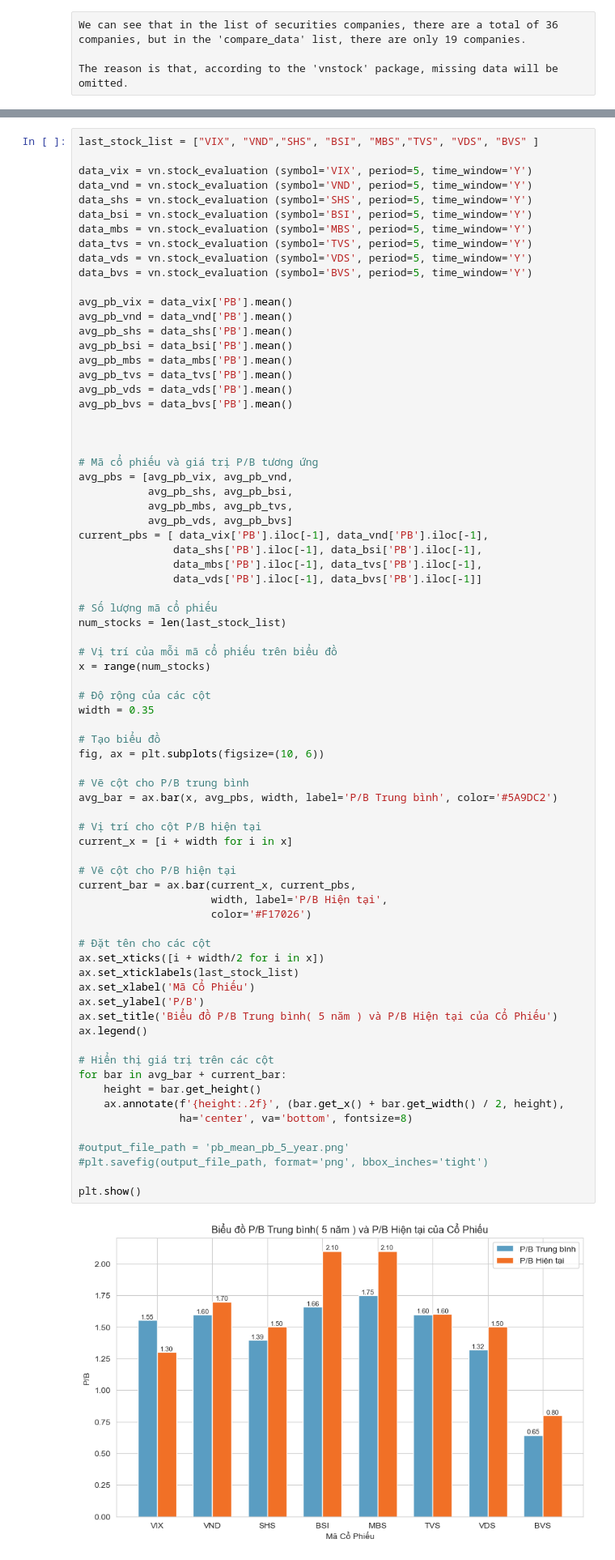
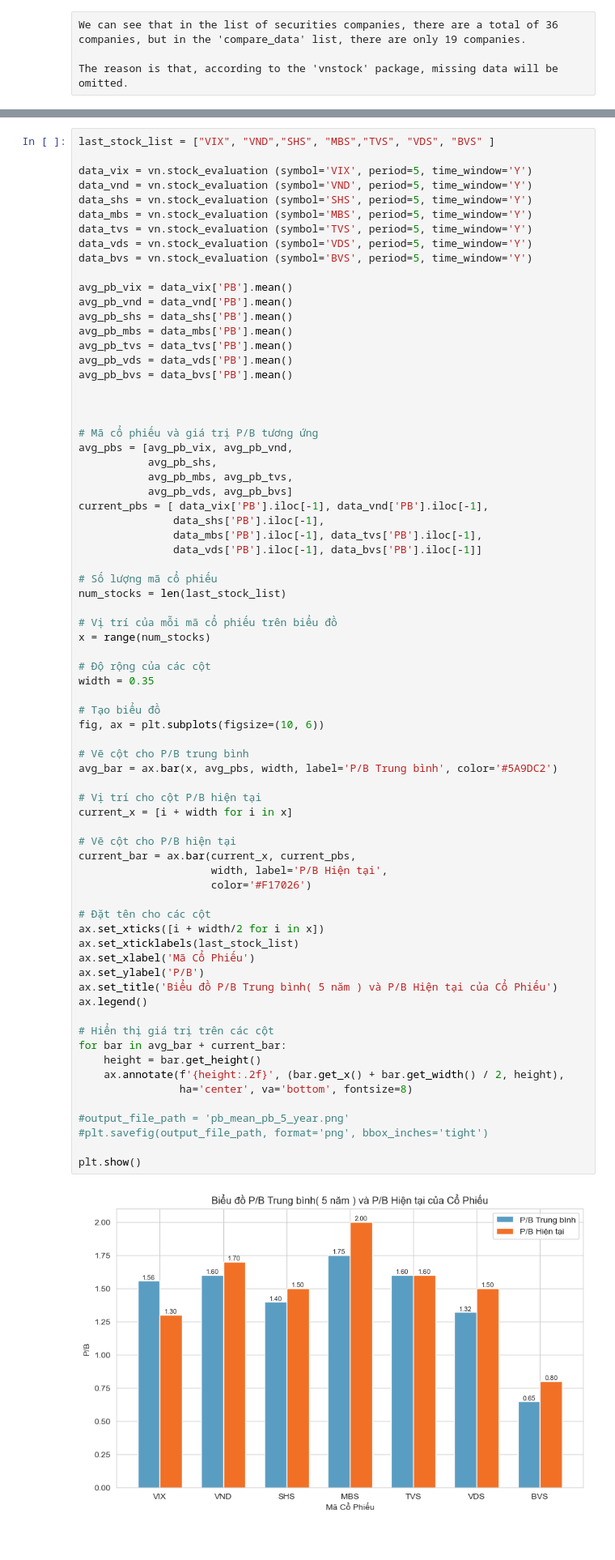
Before and after one commit to Nguyen-Tan-Quang/Portfolio_Project, a Jupyter notebook: 2. Stock Analysis/ANALYZING STOCK OF SECURITIES BROKERAGE FIRMS IN VIETNAM/1. Valuation.ipynb, the cells around one changed output, grey strips where cells are left out. Shown at 81% size. Saved outputs shown, nothing was run; the diff lists cells and outputs as text.

```diff
--- a/2. Stock Analysis/ANALYZING STOCK OF SECURITIES BROKERAGE FIRMS IN VIETNAM/1. Valuation.ipynb
+++ b/2. Stock Analysis/ANALYZING STOCK OF SECURITIES BROKERAGE FIRMS IN VIETNAM/1. Valuation.ipynb
@@ -488,10 +551,9 @@ plt.show()
 # %%
-last_stock_list = ["VIX", "VND","SHS", "BSI", "MBS","TVS", "VDS", "BVS" ]
+last_stock_list = ["VIX", "VND","SHS", "MBS","TVS", "VDS", "BVS" ]
 
 data_vix = vn.stock_evaluation (symbol='VIX', period=5, time_window='Y')
 data_vnd = vn.stock_evaluation (symbol='VND', period=5, time_window='Y')
 data_shs = vn.stock_evaluation (symbol='SHS', period=5, time_window='Y')
-data_bsi = vn.stock_evaluation (symbol='BSI', period=5, time_window='Y')
 data_mbs = vn.stock_evaluation (symbol='MBS', period=5, time_window='Y')
 data_tvs = vn.stock_evaluation (symbol='TVS', period=5, time_window='Y')
 data_vds = vn.stock_evaluation (symbol='VDS', period=5, time_window='Y')
@@ -500,7 +562,6 @@ data_bvs = vn.stock_evaluation (symbol='BVS', period=5, time_window='Y')
 avg_pb_vix = data_vix['PB'].mean()
 avg_pb_vnd = data_vnd['PB'].mean()
 avg_pb_shs = data_shs['PB'].mean()
-avg_pb_bsi = data_bsi['PB'].mean()
 avg_pb_mbs = data_mbs['PB'].mean()
 avg_pb_tvs = data_tvs['PB'].mean()
 avg_pb_vds = data_vds['PB'].mean()
@@ -510,11 +571,11 @@ avg_pb_bvs = data_bvs['PB'].mean()
 
 # Mã cổ phiếu và giá trị P/B tương ứng
 avg_pbs = [avg_pb_vix, avg_pb_vnd,
-           avg_pb_shs, avg_pb_bsi,
+           avg_pb_shs,
            avg_pb_mbs, avg_pb_tvs,
            avg_pb_vds, avg_pb_bvs]
 current_pbs = [ data_vix['PB'].iloc[-1], data_vnd['PB'].iloc[-1],
-               data_shs['PB'].iloc[-1], data_bsi['PB'].iloc[-1],
+               data_shs['PB'].iloc[-1],
                data_mbs['PB'].iloc[-1], data_tvs['PB'].iloc[-1],
                data_vds['PB'].iloc[-1], data_bvs['PB'].iloc[-1]]
 
@@ -533,34 +594,34 @@ fig, ax = plt.subplots(figsize=(10, 6))
 # Vẽ cột cho P/B trung bình
 avg_bar = ax.bar(x, avg_pbs, width, label='P/B Trung bình', color='#5A9DC2')
 
 # Vị trí cho cột P/B hiện tại
 current_x = [i + width for i in x]
 
 # Vẽ cột cho P/B hiện tại
 current_bar = ax.bar(current_x, current_pbs,
                      width, label='P/B Hiện tại',
                      color='#F17026')
 
 # Đặt tên cho các cột
 ax.set_xticks([i + width/2 for i in x])
 ax.set_xticklabels(last_stock_list)
 ax.set_xlabel('Mã Cổ Phiếu')
 ax.set_ylabel('P/B')
 ax.set_title('Biểu đồ P/B Trung bình( 5 năm ) và P/B Hiện tại của Cổ Phiếu')
 ax.legend()
 
 # Hiển thị giá trị trên các cột
 for bar in avg_bar + current_bar:
     height = bar.get_height()
     ax.annotate(f'{height:.2f}', (bar.get_x() + bar.get_width() / 2, height),
                 ha='center', va='bottom', fontsize=8)
 
 #output_file_path = 'pb_mean_pb_5_year.png'
 #plt.savefig(output_file_path, format='png', bbox_inches='tight')
 
 plt.show()
 # %% [output]
-[figure, old version]
+[figure, new version]
 # %%
 import matplotlib.pyplot as plt
 
```
Also changed, not shown: parts of 148 cells of this notebook, 32 other files.
